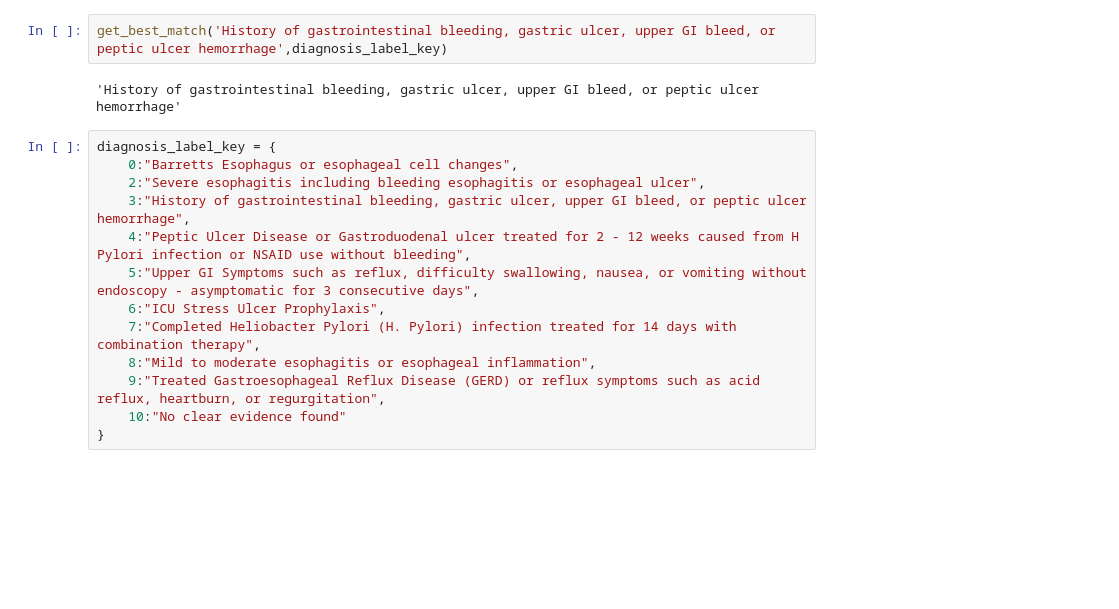
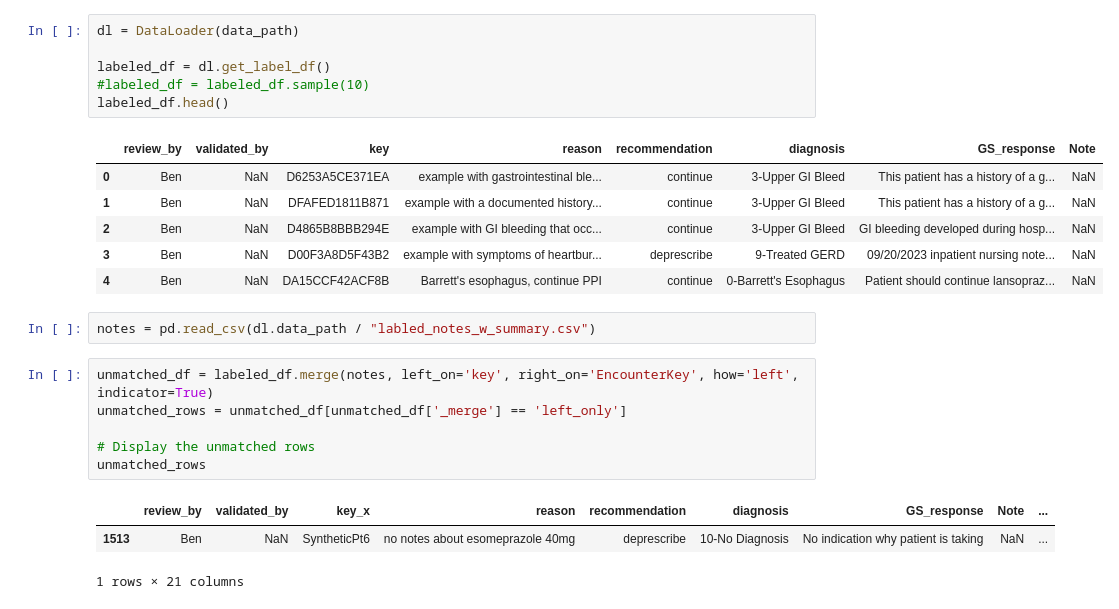
Before and after one commit to Beenjamming/DataSci210_MedicationDeprescriber, a Jupyter notebook: src/poc_eval.ipynb, the cells around one changed output. Cells and saved outputs as stored; diff of their text form; blank space fills up the shorter version.

```diff
--- a/src/poc_eval.ipynb
+++ b/src/poc_eval.ipynb
@@ -93,17 +16,25 @@ IndexError: list index out of range
-# %%
-get_best_match('History of gastrointestinal bleeding, gastric ulcer, upper GI bleed, or peptic ulcer hemorrhage',diagnosis_label_key)
-# %% [output]
-'History of gastrointestinal bleeding, gastric ulcer, upper GI bleed, or peptic ulcer hemorrhage'
-# %%
-diagnosis_label_key = {
-    0:"Barretts Esophagus or esophageal cell changes",
-    2:"Severe esophagitis including bleeding esophagitis or esophageal ulcer",
-    3:"History of gastrointestinal bleeding, gastric ulcer, upper GI bleed, or peptic ulcer hemorrhage",
-    4:"Peptic Ulcer Disease or Gastroduodenal ulcer treated for 2 - 12 weeks caused from H Pylori infection or NSAID use without bleeding",
-    5:"Upper GI Symptoms such as reflux, difficulty swallowing, nausea, or vomiting without endoscopy - asymptomatic for 3 consecutive days",
-    6:"ICU Stress Ulcer Prophylaxis",
-    7:"Completed Heliobacter Pylori (H. Pylori) infection treated for 14 days with combination therapy",
-    8:"Mild to moderate esophagitis or esophageal inflammation",
-    9:"Treated Gastroesophageal Reflux Disease (GERD) or reflux symptoms such as acid reflux, heartburn, or regurgitation",
-    10:"No clear evidence found"
-}
+# %%
+dl = DataLoader(data_path)
+
+labeled_df = dl.get_label_df()
+#labeled_df = labeled_df.sample(10)
+labeled_df.head()
+# %% [output]
+|  | review_by | validated_by | key | reason | recommendation | diagnosis | GS_response | Note |
+| 0 | Ben | NaN | D6253A5CE371EA | example with gastrointestinal ble... | continue | 3-Upper GI Bleed | This patient has a history of a g... | NaN |
+| 1 | Ben | NaN | DFAFED1811B871 | example with a documented history... | continue | 3-Upper GI Bleed | This patient has a history of a g... | NaN |
+| 2 | Ben | NaN | D4865B8BBB294E | example with GI bleeding that occ... | continue | 3-Upper GI Bleed | GI bleeding developed during hosp... | NaN |
+| 3 | Ben | NaN | D00F3A8D5F43B2 | example with symptoms of heartbur... | deprescribe | 9-Treated GERD | 09/20/2023 inpatient nursing note... | NaN |
+| 4 | Ben | NaN | DA15CCF42ACF8B | Barrett's esophagus, continue PPI | continue | 0-Barrett's Esophagus | Patient should continue lansopraz... | NaN |
+# %%
+notes = pd.read_csv(dl.data_path / "labled_notes_w_summary.csv")
+# %%
+unmatched_df = labeled_df.merge(notes, left_on='key', right_on='EncounterKey', how='left', indicator=True)
+unmatched_rows = unmatched_df[unmatched_df['_merge'] == 'left_only']
+
+# Display the unmatched rows
+unmatched_rows
+# %% [output]
+|  | review_by | validated_by | key_x | reason | recommendation | diagnosis | GS_response | Note | ... |
+| 1513 | Ben | NaN | SyntheticPt6 | no notes about esomeprazole 40mg | deprescribe | 10-No Diagnosis | No indication why patient is taking | NaN | ... |
+1 rows × 21 columns
```
Also changed, not shown: parts of 15 cells of this notebook, 4 other files.
